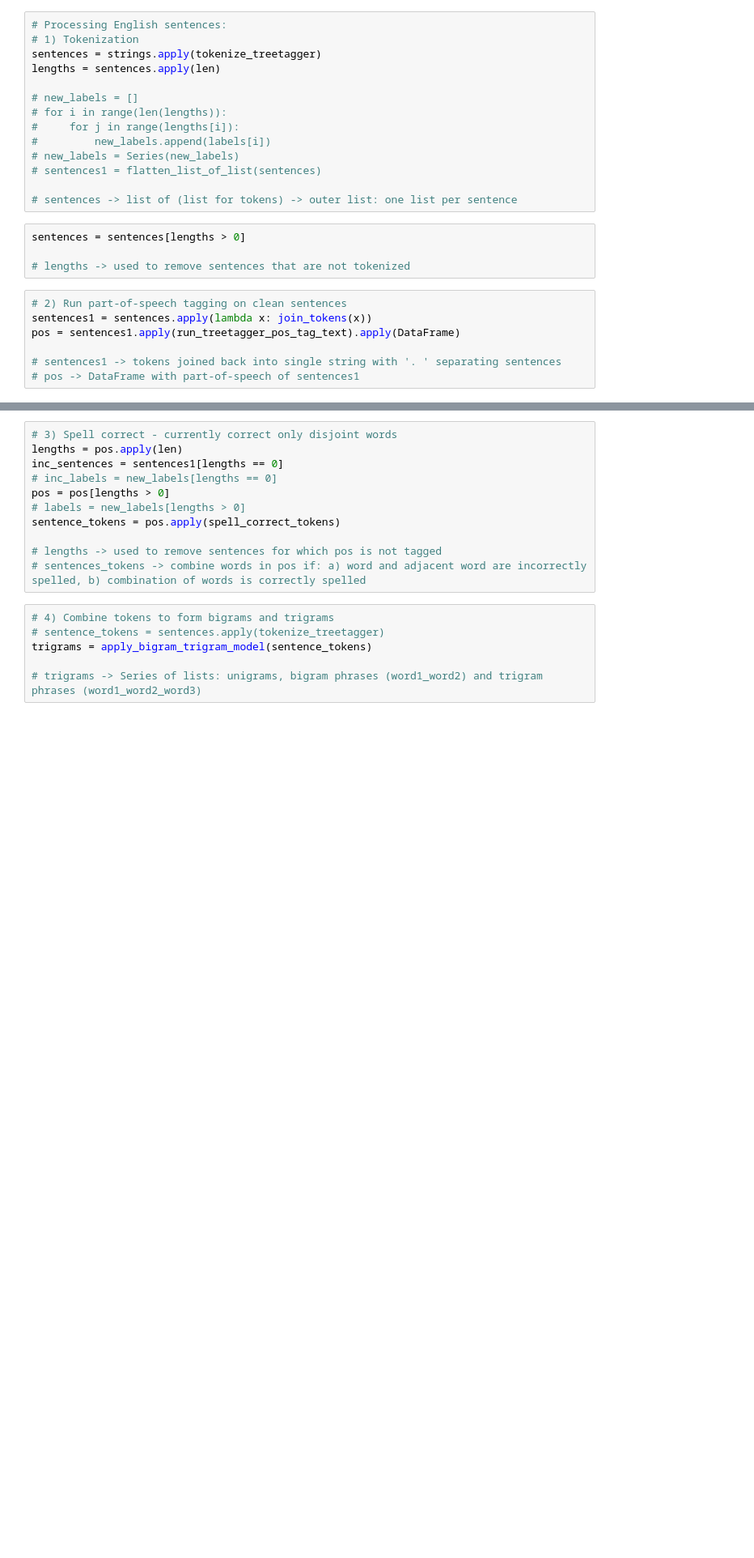
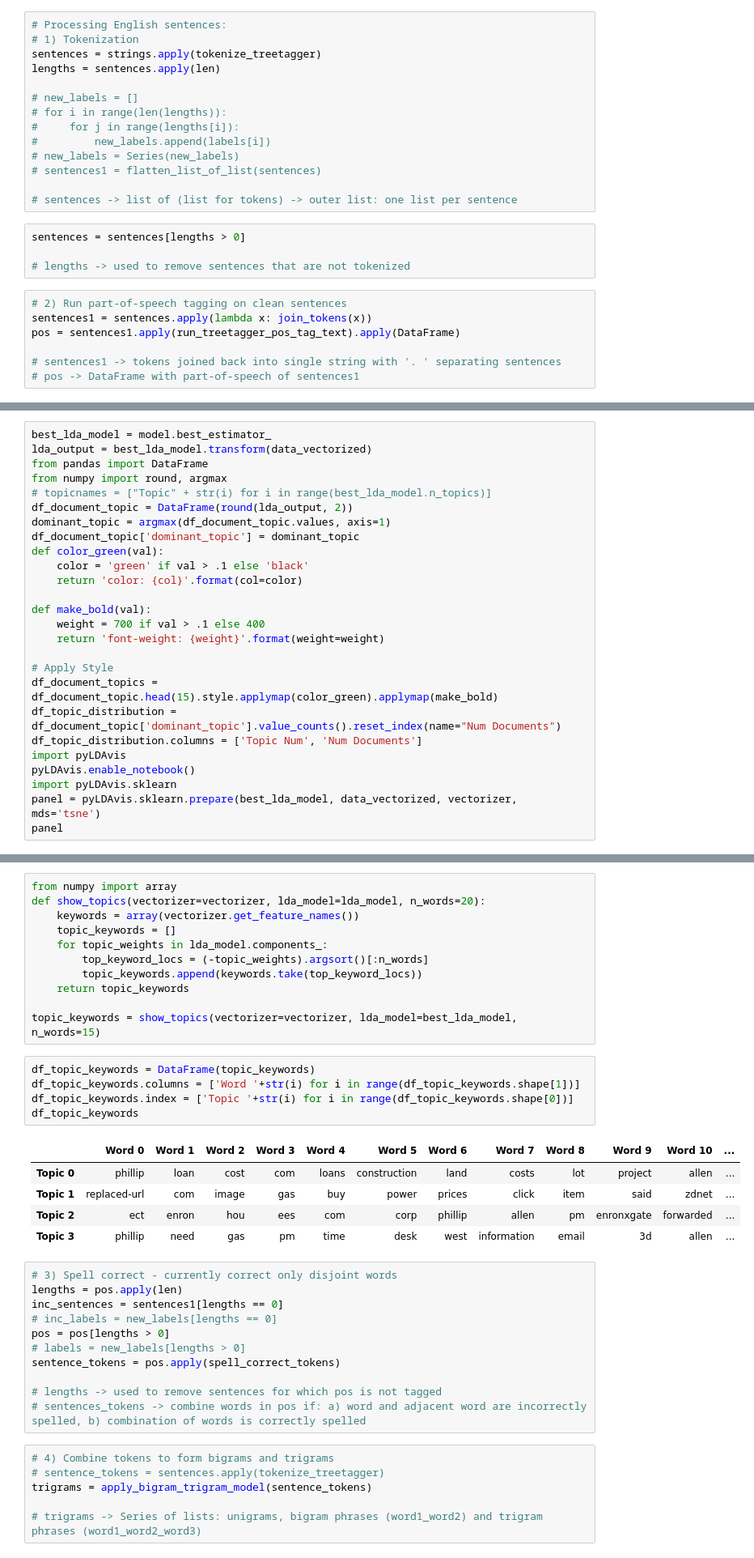
Before and after one commit to SNaveenMathew/TextMining, a Jupyter notebook: main.ipynb, the cells around one changed output, grey strips where cells are left out. Shown: that part at 81% size. Saved outputs shown, nothing was run; the diff lists cells and outputs as text; blank space fills up the shorter version.

```diff
--- a/main.ipynb
+++ b/main.ipynb
@@ -196,0 +262,26 @@ pos = sentences1.apply(run_treetagger_pos_tag_text).apply(DataFrame)
+# %%
+best_lda_model = model.best_estimator_
+lda_output = best_lda_model.transform(data_vectorized)
+from pandas import DataFrame
+from numpy import round, argmax
+# topicnames = ["Topic" + str(i) for i in range(best_lda_model.n_topics)]
+df_document_topic = DataFrame(round(lda_output, 2))
+dominant_topic = argmax(df_document_topic.values, axis=1)
+df_document_topic['dominant_topic'] = dominant_topic
+def color_green(val):
+    color = 'green' if val > .1 else 'black'
+    return 'color: {col}'.format(col=color)
+
+def make_bold(val):
+    weight = 700 if val > .1 else 400
+    return 'font-weight: {weight}'.format(weight=weight)
+
+# Apply Style
+df_document_topics = df_document_topic.head(15).style.applymap(color_green).applymap(make_bold)
+df_topic_distribution = df_document_topic['dominant_topic'].value_counts().reset_index(name="Num Documents")
+df_topic_distribution.columns = ['Topic Num', 'Num Documents']
+import pyLDAvis
+pyLDAvis.enable_notebook()
+import pyLDAvis.sklearn
+panel = pyLDAvis.sklearn.prepare(best_lda_model, data_vectorized, vectorizer, mds='tsne')
+panel
@@ -197,3 +322,25 @@ pos = sentences1.apply(run_treetagger_pos_tag_text).apply(DataFrame)
+# %%
+from numpy import array
+def show_topics(vectorizer=vectorizer, lda_model=lda_model, n_words=20):
+    keywords = array(vectorizer.get_feature_names())
+    topic_keywords = []
+    for topic_weights in lda_model.components_:
+        top_keyword_locs = (-topic_weights).argsort()[:n_words]
+        topic_keywords.append(keywords.take(top_keyword_locs))
+    return topic_keywords
+
+topic_keywords = show_topics(vectorizer=vectorizer, lda_model=best_lda_model, n_words=15)
+# %%
+df_topic_keywords = DataFrame(topic_keywords)
+df_topic_keywords.columns = ['Word '+str(i) for i in range(df_topic_keywords.shape[1])]
+df_topic_keywords.index = ['Topic '+str(i) for i in range(df_topic_keywords.shape[0])]
+df_topic_keywords
+# %% [output]
+|  | Word 0 | Word 1 | Word 2 | Word 3 | Word 4 | Word 5 | Word 6 | Word 7 | Word 8 | Word 9 | Word 10 | ... |
+| Topic 0 | phillip | loan | cost | com | loans | construction | land | costs | lot | project | allen | ... |
+| Topic 1 | replaced-url | com | image | gas | buy | power | prices | click | item | said | zdnet | ... |
+| Topic 2 | ect | enron | hou | ees | com | corp | phillip | allen | pm | enronxgate | forwarded | ... |
+| Topic 3 | phillip | need | gas | pm | time | desk | west | information | email | 3d | allen | ... |
 # %%
 # 3) Spell correct - currently correct only disjoint words
 lengths = pos.apply(len)
```
Also changed, not shown: parts of 22 cells of this notebook, 4 other files.
